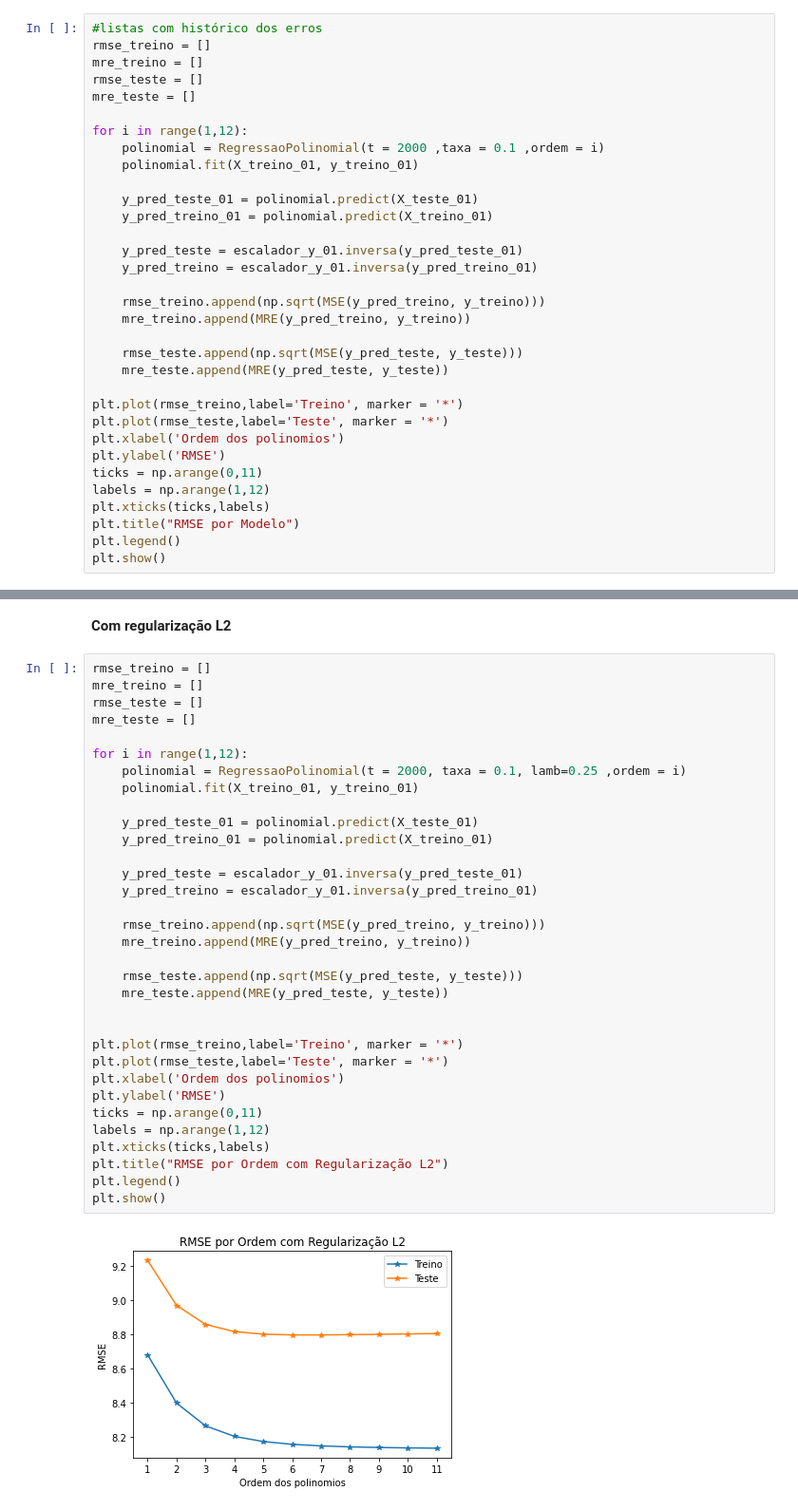
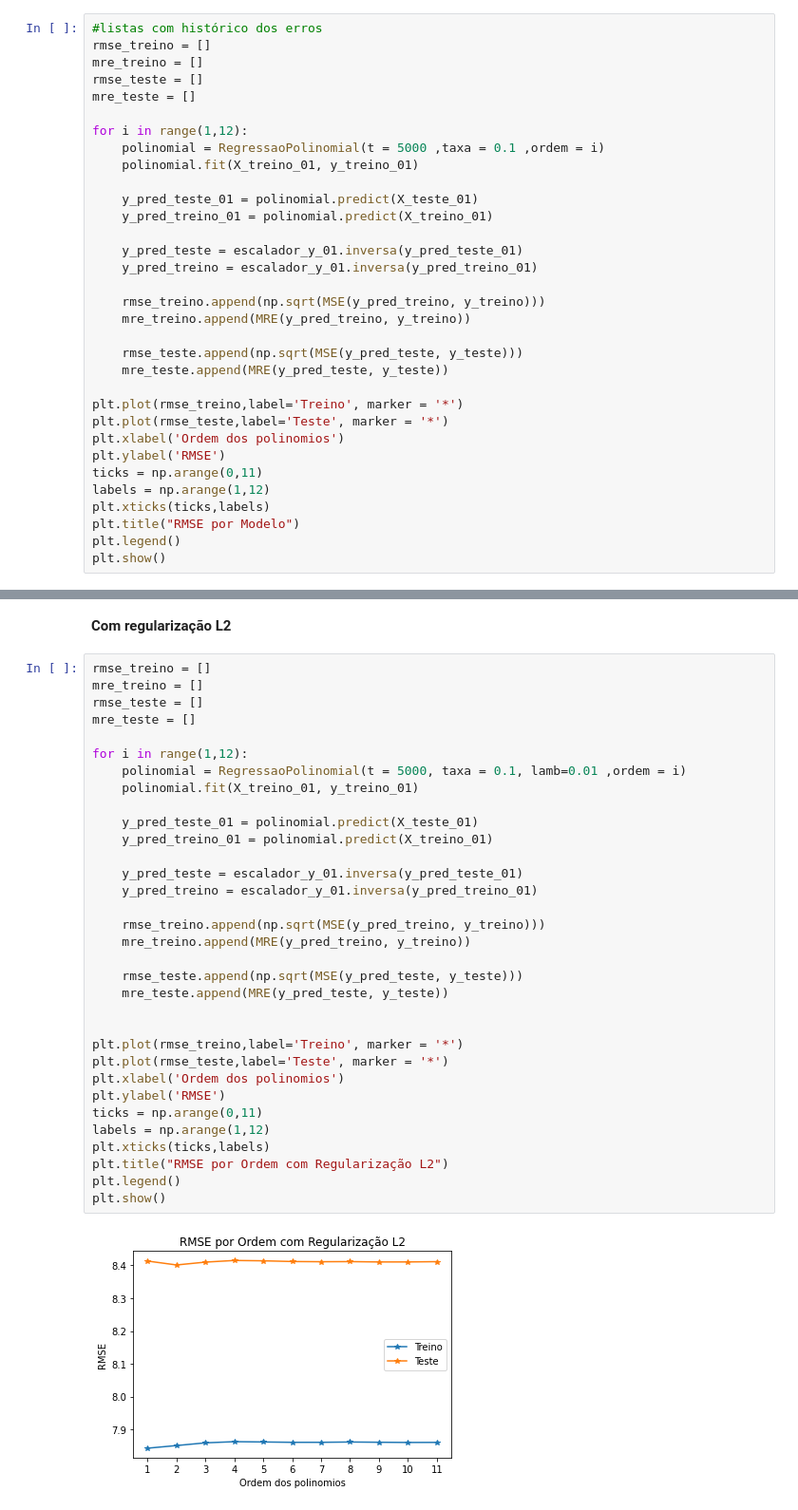
Before and after one commit to GLETSONGIRAO/Aprendizado-de-Maquina, a Jupyter notebook: notebooks/Parte 1 - Regressão.ipynb, the cells around one changed output, grey strips where cells are left out. Shown: that part at 95% size. Drawn from its saved outputs; the diff is of its cells as text.

```diff
--- a/notebooks/Parte 1 - Regressão.ipynb
+++ b/notebooks/Parte 1 - Regressão.ipynb
@@ -197,7 +195,7 @@ rmse_teste = []
 mre_teste = []
 
 for i in range(1,12):
-    polinomial = RegressaoPolinomial(t = 2000 ,taxa = 0.1 ,ordem = i)
+    polinomial = RegressaoPolinomial(t = 5000 ,taxa = 0.1 ,ordem = i)
     polinomial.fit(X_treino_01, y_treino_01)
 
     y_pred_teste_01 = polinomial.predict(X_teste_01)
@@ -232,32 +230,32 @@ mre_treino = []
 rmse_teste = []
 mre_teste = []
 
 for i in range(1,12):
-    polinomial = RegressaoPolinomial(t = 2000, taxa = 0.1, lamb=0.25 ,ordem = i)
+    polinomial = RegressaoPolinomial(t = 5000, taxa = 0.1, lamb=0.01 ,ordem = i)
     polinomial.fit(X_treino_01, y_treino_01)
 
     y_pred_teste_01 = polinomial.predict(X_teste_01)
     y_pred_treino_01 = polinomial.predict(X_treino_01)
 
     y_pred_teste = escalador_y_01.inversa(y_pred_teste_01)
     y_pred_treino = escalador_y_01.inversa(y_pred_treino_01)
 
     rmse_treino.append(np.sqrt(MSE(y_pred_treino, y_treino)))
     mre_treino.append(MRE(y_pred_treino, y_treino))
 
     rmse_teste.append(np.sqrt(MSE(y_pred_teste, y_teste)))
     mre_teste.append(MRE(y_pred_teste, y_teste))
 
 
 plt.plot(rmse_treino,label='Treino', marker = '*')
 plt.plot(rmse_teste,label='Teste', marker = '*')
 plt.xlabel('Ordem dos polinomios')
 plt.ylabel('RMSE')
 ticks = np.arange(0,11)
 labels = np.arange(1,12)
 plt.xticks(ticks,labels)
 plt.title("RMSE por Ordem com Regularização L2")
 plt.legend()
 plt.show()
 # %% [output]
-[figure, old version]
+[figure, new version]
```
Also changed, not shown: parts of 9 cells of this notebook, 4 other files.
